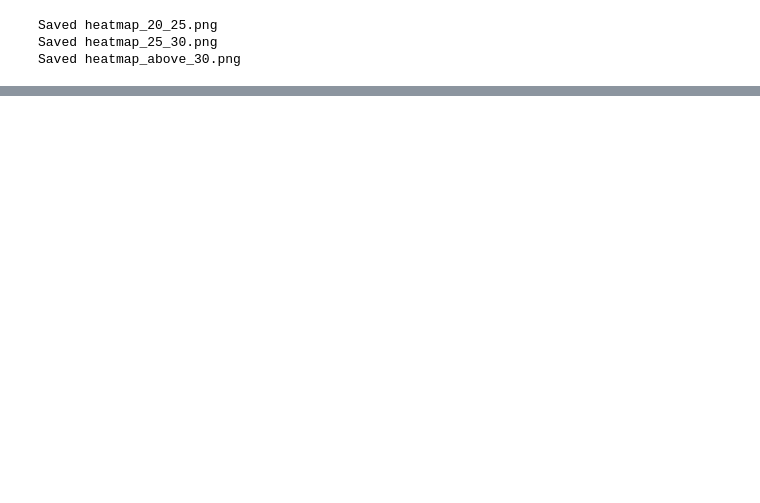
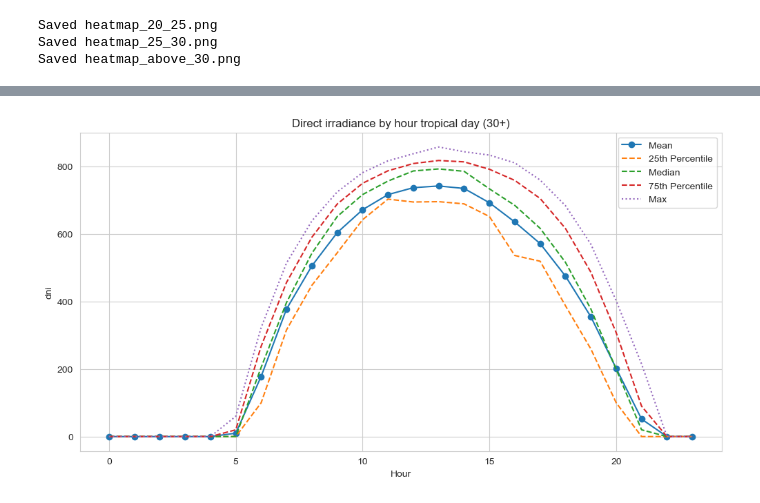
Before and after one commit to jsscmnhn/UMEP_thesis, a Jupyter notebook: j_dataprep/climatedata.ipynb, the cells around one changed output, grey strips where cells are left out. Drawn from its saved outputs; the diff is of its cells as text; code cells hidden in the pictures; blank space fills up the shorter version.

```diff
--- a/j_dataprep/climatedata.ipynb
+++ b/j_dataprep/climatedata.ipynb
@@ -73,0 +153,6 @@ Saved heatmap_above_30.png
+# %%
+stats_dir = df.groupby('hour')['dni'].describe()
+print(stats_dir)
+percentile_50 = df.groupby('hour')['dni'].quantile(0.5)
+for value in percentile_50:
+    print(value)
@@ -73,0 +310,29 @@ Saved heatmap_above_30.png
+# %%
+def plot_stats(stats, y_label='Value', title='Descriptive Stats Plot'):
+    """
+    Plots selected descriptive statistics from a stats DataFrame.
+
+    Parameters:
+    - stats: DataFrame returned from df.groupby(...).describe()
+    - y_label: Label for the y-axis
+    - title: Title of the plot
+    """
+    plt.figure(figsize=(12, 6))
+
+    # Plotting different stats
+    plt.plot(stats.index, stats['mean'], label='Mean', marker='o')
+    plt.plot(stats.index, stats['25%'], label='25th Percentile', linestyle='--')
+    plt.plot(stats.index, stats['50%'], label='Median', linestyle='--')
+    plt.plot(stats.index, stats['75%'], label='75th Percentile', linestyle='--')
+    plt.plot(stats.index, stats['max'], label='Max', linestyle=':')
+
+    plt.xlabel('Hour')
+    plt.ylabel(y_label)
+    plt.title(title)
+    plt.legend()
+    plt.grid(True)
+    plt.show()
+# %%
+plot_stats(stats_dir, y_label='dni', title='Direct irradiance by hour tropical day (30+)')
+# %% [output]
+[figure, added]
```
Also changed, not shown: parts of 15 cells of this notebook, 12 other files.
